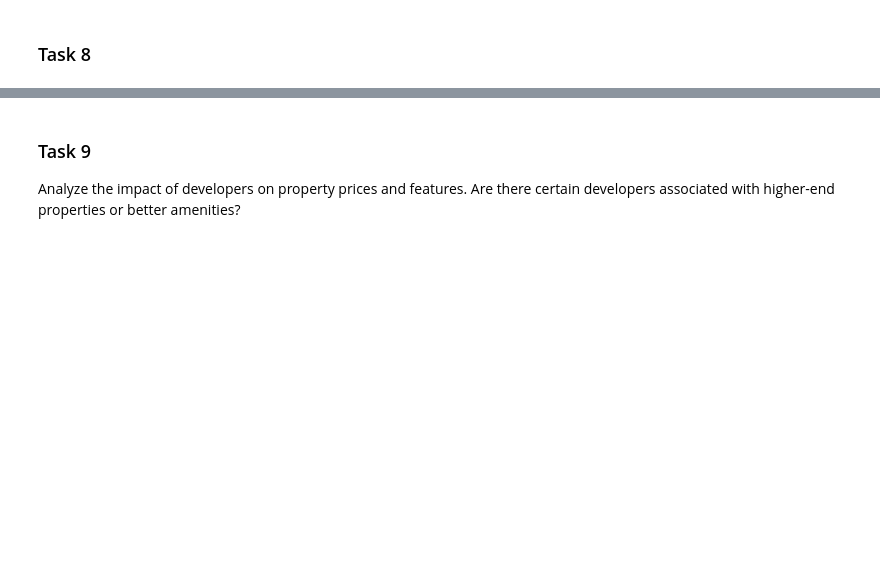
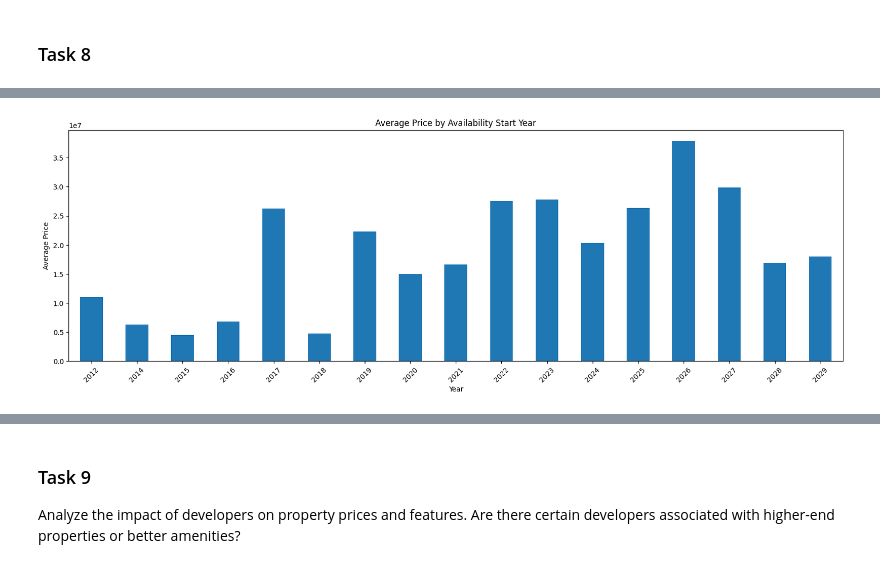
Before and after one commit to arghyawning/data-analytics-1-assignments, a Jupyter notebook: a1/51/assignment1_51.ipynb, the cells around one changed output, grey strips where cells are left out. Cells and saved outputs as stored; diff of their text form; code cells hidden in the pictures; blank space fills up the shorter version.

```diff
--- a/a1/51/assignment1_51.ipynb
+++ b/a1/51/assignment1_51.ipynb
@@ -808,0 +846,20 @@ under_construction = under_construction.sort_values(by='Availability Starts From
+# %%
+
+# Extract the two-digit year from the 'Availability Starts From' column
+df['Year'] = df['Availability Starts From'].str.extract(r'(\d{2})$')
+
+# Ensure the 'Year' column is treated as a string or numeric as needed
+df['Year'] = df['Year'].astype(int) + 2000  # Adjust based on whether you need 20XX or 19XX years
+
+# Group by the extracted year and calculate the average price
+availability_starts_from_summary = df.groupby('Year')['Price'].mean()
+
+# Plot the bar graph
+availability_starts_from_summary.plot(kind='bar', figsize=(20, 6))
+plt.title('Average Price by Availability Start Year')
+plt.ylabel('Average Price')
+plt.xlabel('Year')
+plt.xticks(rotation=45)  # Rotate x labels for better readability
+plt.show()
+# %% [output]
+[figure, added]
```
Also changed, not shown: parts of 9 cells of this notebook, 1 other file.
